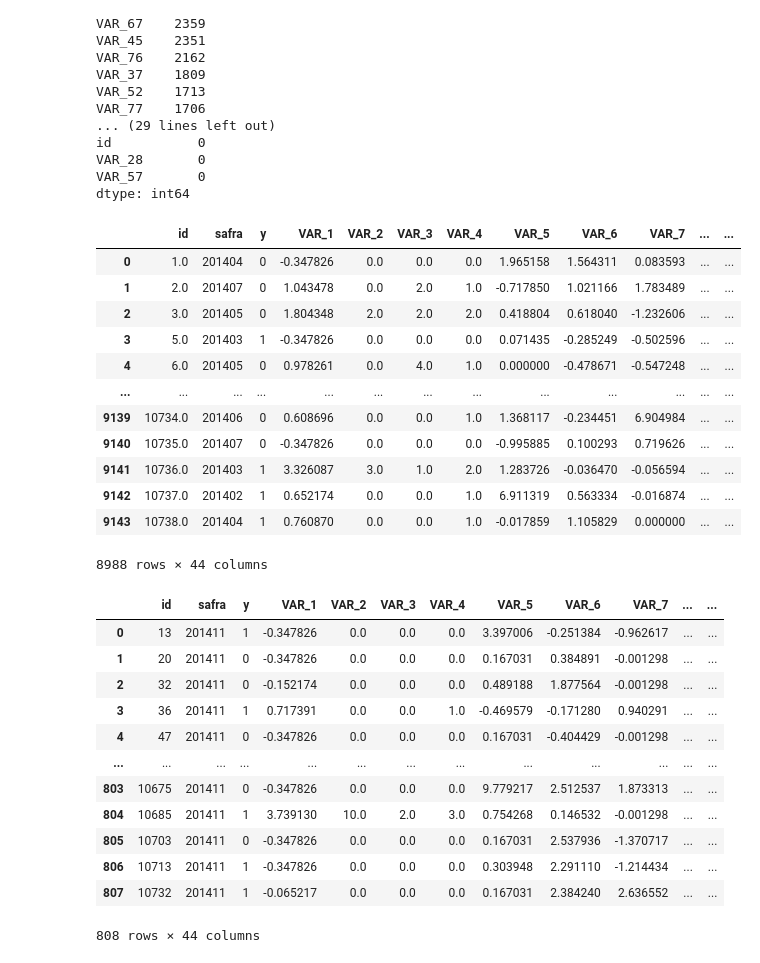
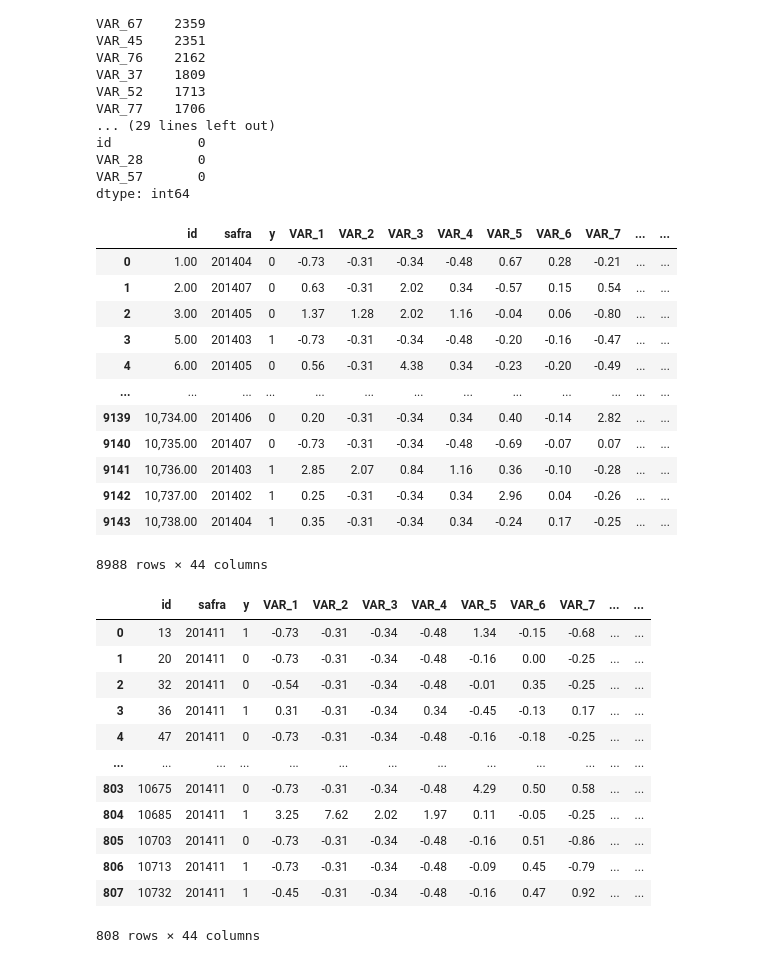
Before and after one commit to leorlik/credit-code-challenge, a Jupyter notebook: notebooks/tratamento_de_base_e_correlacao.ipynb, the cells around one changed output. Drawn from its saved outputs; the diff is of its cells as text; code cells hidden in the pictures.

```diff
--- a/notebooks/tratamento_de_base_e_correlacao.ipynb
+++ b/notebooks/tratamento_de_base_e_correlacao.ipynb
@@ -308,0 +335,9 @@ Length: 156, dtype: float64
+# %%
+
+### Transformando pra log
+skew_and_var = get_skew_and_variance(df[df.columns[3:]])
+pd.set_option('display.float_format', '{:,.2f}'.format)
+skew_and_var = skew_and_var.sort_values(by="Skewness", ascending=False)
+skew_and_var["abs_skew"] = skew_and_var["Skewness"].abs()
+skew_and_var = skew_and_var.sort_values(by="abs_skew", ascending=False)
+skew_and_var
@@ -308,0 +362,22 @@ Length: 156, dtype: float64
+# %%
+skew_and_var = skew_and_var[(skew_and_var["Variance"] > 1500) & (skew_and_var["abs_skew"] > 1.5)]
+
+### Preparando o shift a direita
+min_value_columns = df[df.columns[3:]].describe().loc['min']
+min_value_columns = min_value_columns[min_value_columns < 1]
+min_value_columns = pd.DataFrame({"Column": min_value_columns.index, "min": min_value_columns.values})
+min_value_columns["min"] = min_value_columns["min"].abs() + 1
+
+skew_and_var = skew_and_var.merge(min_value_columns, on="Column")
+# %%
+df_log = df.copy(deep=True)
+df_test_log = df_test.copy(deep=True)
+
+### Aplicando log e shift nas colunas
+for column in skew_and_var["Column"]:
+    df_log[f"log_{column}"] = np.log(df_log[column] + skew_and_var[skew_and_var["Column"] == column]["min"].values[0])
+    df_test_log[f"log_{column}"] = np.log(df_test_log[column] + skew_and_var[skew_and_var["Column"] == column]["min"].values[0])
+
+df_log.drop(columns = skew_and_var["Column"], inplace=True)
+df_test_log.drop(columns = skew_and_var["Column"], inplace=True)
+df_log
@@ -309,6 +398,8 @@ Length: 156, dtype: float64
 # %%
 df = df.drop(index = na_lines_critical.index)
 df = fill_na_by(df, "safra", method='median')
+df_log = df_log.drop(index = na_lines_critical.index)
+df_log = fill_na_by(df_log, "safra", method='median')
 df
 # %% [output]
 |  | id | safra | y | VAR_1 | VAR_2 | VAR_3 | VAR_4 | VAR_5 | VAR_6 | VAR_7 | ... | ... |
@@ -347,22 +438,24 @@ VAR_28       0
 VAR_57       0
 dtype: int64
 # %%
-scaler = RobustScaler()
+scaler = StandardScaler()
+scaler_log = StandardScaler()
 df[df.columns[3:]] = scaler.fit_transform(df[df.columns[3:]]) ### Normalizando as variáveis
+df_log[df_log.columns[3:]] = scaler_log.fit_transform(df_log[df_log.columns[3:]]) ### Normalizando as variáveis
 df
 # %% [output]
 |  | id | safra | y | VAR_1 | VAR_2 | VAR_3 | VAR_4 | VAR_5 | VAR_6 | VAR_7 | ... | ... |
-| 0 | 1.0 | 201404 | 0 | -0.347826 | 0.0 | 0.0 | 0.0 | 1.965158 | 1.564311 | 0.083593 | ... | ... |
-| 1 | 2.0 | 201407 | 0 | 1.043478 | 0.0 | 2.0 | 1.0 | -0.717850 | 1.021166 | 1.783489 | ... | ... |
-| 2 | 3.0 | 201405 | 0 | 1.804348 | 2.0 | 2.0 | 2.0 | 0.418804 | 0.618040 | -1.232606 | ... | ... |
-| 3 | 5.0 | 201403 | 1 | -0.347826 | 0.0 | 0.0 | 0.0 | 0.071435 | -0.285249 | -0.502596 | ... | ... |
-| 4 | 6.0 | 201405 | 0 | 0.978261 | 0.0 | 4.0 | 1.0 | 0.000000 | -0.478671 | -0.547248 | ... | ... |
+| 0 | 1.00 | 201404 | 0 | -0.73 | -0.31 | -0.34 | -0.48 | 0.67 | 0.28 | -0.21 | ... | ... |
+| 1 | 2.00 | 201407 | 0 | 0.63 | -0.31 | 2.02 | 0.34 | -0.57 | 0.15 | 0.54 | ... | ... |
+| 2 | 3.00 | 201405 | 0 | 1.37 | 1.28 | 2.02 | 1.16 | -0.04 | 0.06 | -0.80 | ... | ... |
+| 3 | 5.00 | 201403 | 1 | -0.73 | -0.31 | -0.34 | -0.48 | -0.20 | -0.16 | -0.47 | ... | ... |
+| 4 | 6.00 | 201405 | 0 | 0.56 | -0.31 | 4.38 | 0.34 | -0.23 | -0.20 | -0.49 | ... | ... |
 | ... | ... | ... | ... | ... | ... | ... | ... | ... | ... | ... | ... | ... |
-| 9139 | 10734.0 | 201406 | 0 | 0.608696 | 0.0 | 0.0 | 1.0 | 1.368117 | -0.234451 | 6.904984 | ... | ... |
-| 9140 | 10735.0 | 201407 | 0 | -0.347826 | 0.0 | 0.0 | 0.0 | -0.995885 | 0.100293 | 0.719626 | ... | ... |
-| 9141 | 10736.0 | 201403 | 1 | 3.326087 | 3.0 | 1.0 | 2.0 | 1.283726 | -0.036470 | -0.056594 | ... | ... |
-| 9142 | 10737.0 | 201402 | 1 | 0.652174 | 0.0 | 0.0 | 1.0 | 6.911319 | 0.563334 | -0.016874 | ... | ... |
-| 9143 | 10738.0 | 201404 | 1 | 0.760870 | 0.0 | 0.0 | 1.0 | -0.017859 | 1.105829 | 0.000000 | ... | ... |
+| 9139 | 10,734.00 | 201406 | 0 | 0.20 | -0.31 | -0.34 | 0.34 | 0.40 | -0.14 | 2.82 | ... | ... |
+| 9140 | 10,735.00 | 201407 | 0 | -0.73 | -0.31 | -0.34 | -0.48 | -0.69 | -0.07 | 0.07 | ... | ... |
+| 9141 | 10,736.00 | 201403 | 1 | 2.85 | 2.07 | 0.84 | 1.16 | 0.36 | -0.10 | -0.28 | ... | ... |
+| 9142 | 10,737.00 | 201402 | 1 | 0.25 | -0.31 | -0.34 | 0.34 | 2.96 | 0.04 | -0.26 | ... | ... |
+| 9143 | 10,738.00 | 201404 | 1 | 0.35 | -0.31 | -0.34 | 0.34 | -0.24 | 0.17 | -0.25 | ... | ... |
 8988 rows × 44 columns
 # %%
 df.reset_index(drop = True).to_parquet("../data/SOT/base_tratada_treino.parquet", index=False) ### Salvando o arquivo tratado
@@ -370,20 +465,23 @@ df.reset_index(drop = True).to_parquet("../data/SOT/base_tratada_treino.parquet"
 df_test = df_test[df.columns].reset_index(drop=True) ### Pega as colunas
 df_test = fill_na_by(df_test, method = "median") ### Preenche os NA's
 df_test[df_test.columns[3:]] = scaler.transform(df_test[df_test.columns[3:]]) ### Normalizando as variáveis
+df_test_log = df_test_log[df_log.columns].reset_index(drop=True) ### Pega as colunas
+df_test_log = fill_na_by(df_test_log, method = "median") ### Preenche os NA's
+df_test_log[df_test_log.columns[3:]] = scaler_log.transform(df_test_log[df_test_log.columns[3:]]) ### Normalizando as variáveis
 df_test
 # %% [output]
 |  | id | safra | y | VAR_1 | VAR_2 | VAR_3 | VAR_4 | VAR_5 | VAR_6 | VAR_7 | ... | ... |
-| 0 | 13 | 201411 | 1 | -0.347826 | 0.0 | 0.0 | 0.0 | 3.397006 | -0.251384 | -0.962617 | ... | ... |
-| 1 | 20 | 201411 | 0 | -0.347826 | 0.0 | 0.0 | 0.0 | 0.167031 | 0.384891 | -0.001298 | ... | ... |
-| 2 | 32 | 201411 | 0 | -0.152174 | 0.0 | 0.0 | 0.0 | 0.489188 | 1.877564 | -0.001298 | ... | ... |
-| 3 | 36 | 201411 | 1 | 0.717391 | 0.0 | 0.0 | 1.0 | -0.469579 | -0.171280 | 0.940291 | ... | ... |
-| 4 | 47 | 201411 | 0 | -0.347826 | 0.0 | 0.0 | 0.0 | 0.167031 | -0.404429 | -0.001298 | ... | ... |
+| 0 | 13 | 201411 | 1 | -0.73 | -0.31 | -0.34 | -0.48 | 1.34 | -0.15 | -0.68 | ... | ... |
+| 1 | 20 | 201411 | 0 | -0.73 | -0.31 | -0.34 | -0.48 | -0.16 | 0.00 | -0.25 | ... | ... |
+| 2 | 32 | 201411 | 0 | -0.54 | -0.31 | -0.34 | -0.48 | -0.01 | 0.35 | -0.25 | ... | ... |
+| 3 | 36 | 201411 | 1 | 0.31 | -0.31 | -0.34 | 0.34 | -0.45 | -0.13 | 0.17 | ... | ... |
+| 4 | 47 | 201411 | 0 | -0.73 | -0.31 | -0.34 | -0.48 | -0.16 | -0.18 | -0.25 | ... | ... |
 | ... | ... | ... | ... | ... | ... | ... | ... | ... | ... | ... | ... | ... |
-| 803 | 10675 | 201411 | 0 | -0.347826 | 0.0 | 0.0 | 0.0 | 9.779217 | 2.512537 | 1.873313 | ... | ... |
-| 804 | 10685 | 201411 | 1 | 3.739130 | 10.0 | 2.0 | 3.0 | 0.754268 | 0.146532 | -0.001298 | ... | ... |
-| 805 | 10703 | 201411 | 0 | -0.347826 | 0.0 | 0.0 | 0.0 | 0.167031 | 2.537936 | -1.370717 | ... | ... |
-| 806 | 10713 | 201411 | 1 | -0.347826 | 0.0 | 0.0 | 0.0 | 0.303948 | 2.291110 | -1.214434 | ... | ... |
-| 807 | 10732 | 201411 | 1 | -0.065217 | 0.0 | 0.0 | 0.0 | 0.167031 | 2.384240 | 2.636552 | ... | ... |
+| 803 | 10675 | 201411 | 0 | -0.73 | -0.31 | -0.34 | -0.48 | 4.29 | 0.50 | 0.58 | ... | ... |
+| 804 | 10685 | 201411 | 1 | 3.25 | 7.62 | 2.02 | 1.97 | 0.11 | -0.05 | -0.25 | ... | ... |
+| 805 | 10703 | 201411 | 0 | -0.73 | -0.31 | -0.34 | -0.48 | -0.16 | 0.51 | -0.86 | ... | ... |
+| 806 | 10713 | 201411 | 1 | -0.73 | -0.31 | -0.34 | -0.48 | -0.09 | 0.45 | -0.79 | ... | ... |
+| 807 | 10732 | 201411 | 1 | -0.45 | -0.31 | -0.34 | -0.48 | -0.16 | 0.47 | 0.92 | ... | ... |
 808 rows × 44 columns
 # %%
 df_test.to_parquet("../data/SOT/base_tratada_teste.parquet", index=False) ### Salvando o arquivo tratado
```
Also changed, not shown: parts of 10 cells of this notebook, 7 other files.
